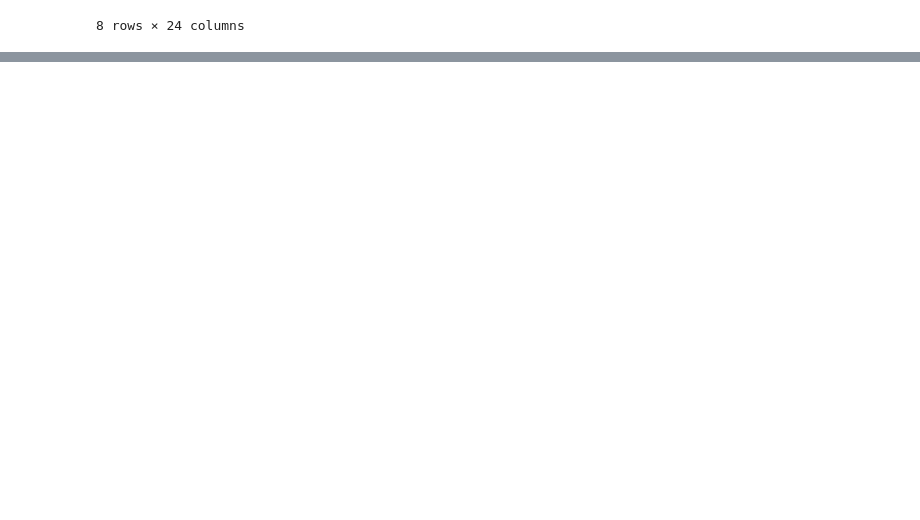
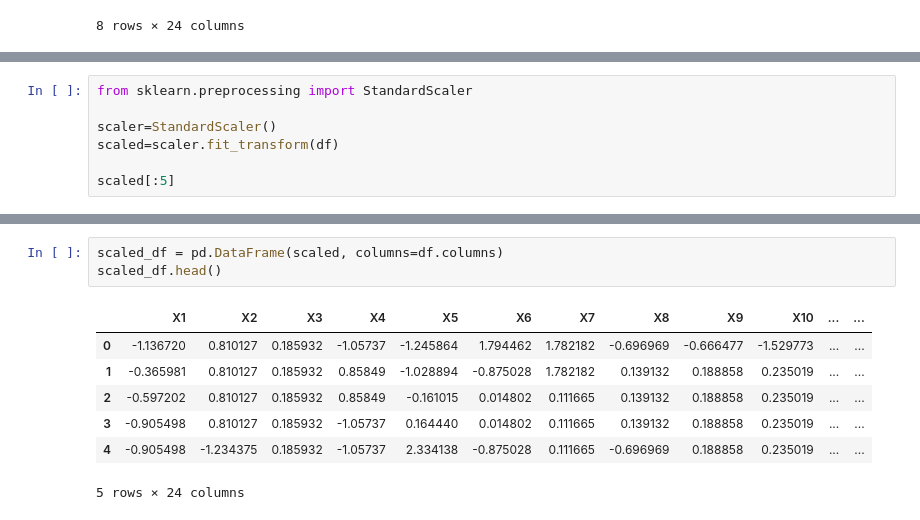
Before and after one commit to PosgradoMNA/actividades-de-aprendizaje-CarlosAlbertoNievesPerez, a Jupyter notebook: Semana 4/Actividad_semanal_4.ipynb, the cells around one changed output, grey strips where cells are left out. Drawn from its saved outputs; the diff is of its cells as text; blank space fills up the shorter version.

```diff
--- a/Semana 4/Actividad_semanal_4.ipynb
+++ b/Semana 4/Actividad_semanal_4.ipynb
@@ -59,0 +137,7 @@ AttributeError: ignored
+# %%
+from sklearn.preprocessing import StandardScaler
+
+scaler=StandardScaler()
+scaled=scaler.fit_transform(df)
+
+scaled[:5]
@@ -59,0 +162,11 @@ AttributeError: ignored
+# %%
+scaled_df = pd.DataFrame(scaled, columns=df.columns)
+scaled_df.head()
+# %% [output]
+|  | X1 | X2 | X3 | X4 | X5 | X6 | X7 | X8 | X9 | X10 | ... | ... |
+| 0 | -1.136720 | 0.810127 | 0.185932 | -1.05737 | -1.245864 | 1.794462 | 1.782182 | -0.696969 | -0.666477 | -1.529773 | ... | ... |
+| 1 | -0.365981 | 0.810127 | 0.185932 | 0.85849 | -1.028894 | -0.875028 | 1.782182 | 0.139132 | 0.188858 | 0.235019 | ... | ... |
+| 2 | -0.597202 | 0.810127 | 0.185932 | 0.85849 | -0.161015 | 0.014802 | 0.111665 | 0.139132 | 0.188858 | 0.235019 | ... | ... |
+| 3 | -0.905498 | 0.810127 | 0.185932 | -1.05737 | 0.164440 | 0.014802 | 0.111665 | 0.139132 | 0.188858 | 0.235019 | ... | ... |
+| 4 | -0.905498 | -1.234375 | 0.185932 | -1.05737 | 2.334138 | -0.875028 | 0.111665 | -0.696969 | 0.188858 | 0.235019 | ... | ... |
+5 rows × 24 columns
```
Also changed, not shown: parts of 18 cells of this notebook.
